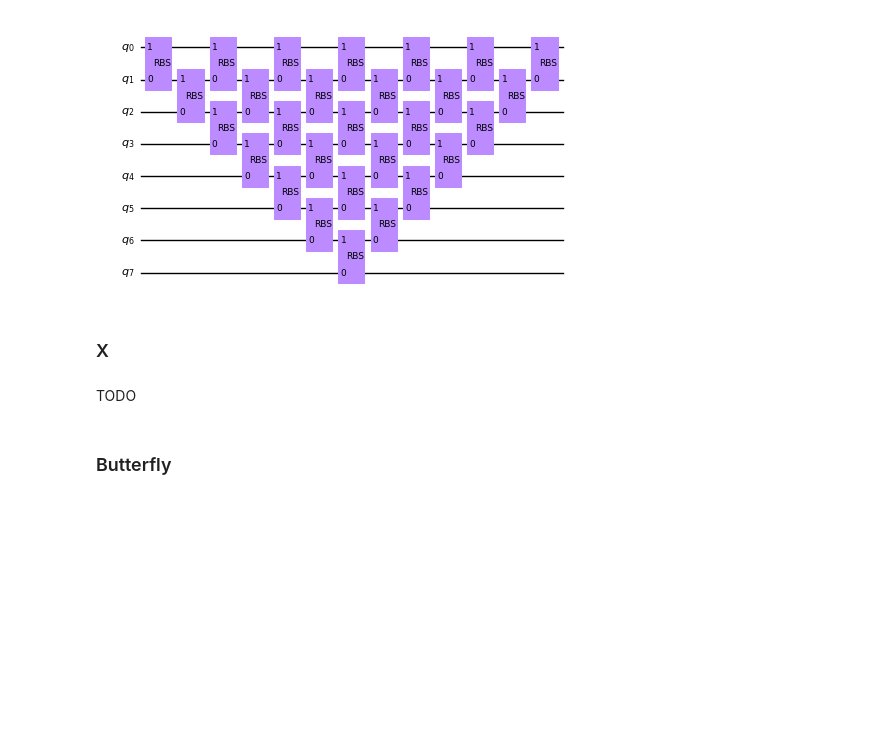
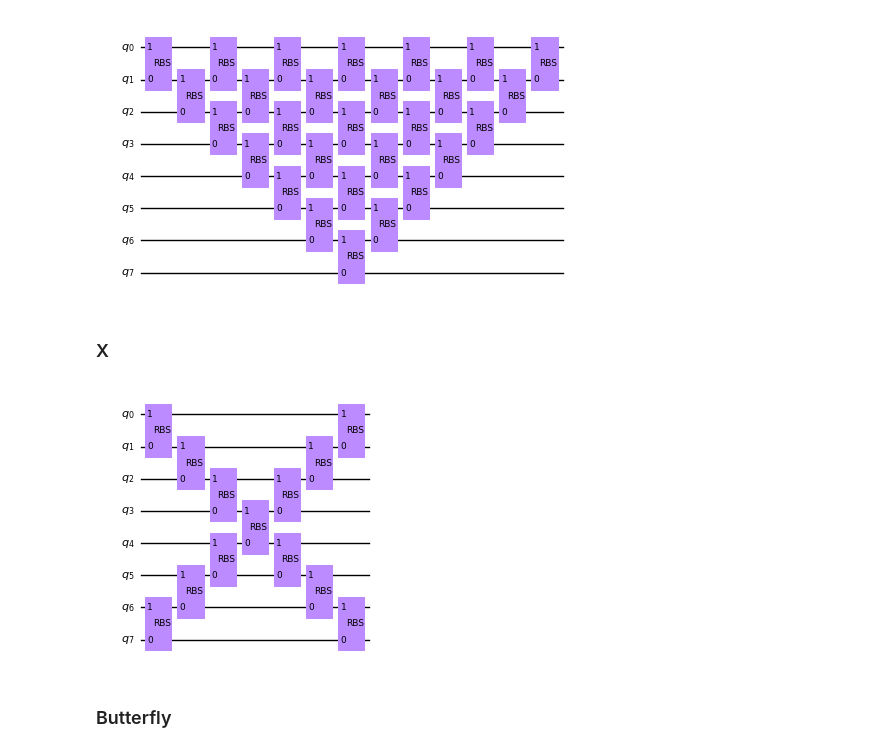
Before and after one commit to salcc/QuantumTransformers, a Jupyter notebook: notebooks/quantum/quantum.ipynb, the cells around one changed output. Saved outputs shown, nothing was run; the diff lists cells and outputs as text; code cells hidden in the pictures; blank space fills up the shorter version.

Commit message:
Implement X circuit

```diff
--- a/notebooks/quantum/quantum.ipynb
+++ b/notebooks/quantum/quantum.ipynb
@@ -328,8 +328,22 @@ c.draw(output='mpl')
 [figure]
 # %% [markdown]
 ### X
-# %% [markdown]
-TODO
+# %%
+def x_circuit(c: tc.Circuit, q: Sequence[int], t: Array):
+    k = 0
+    for i in range(1, len(q)):
+        c.rbs(q[i-1], q[i], theta=t[k])
+        if q[i-1] == q[-i-1] and q[i] == q[-i]:
+            continue
+        c.rbs(q[-i-1], q[-i], theta=t[k])
+        k += 1
+    return c
+
+c = tc.Circuit(n)
+x_circuit(c, range(n), jnp.empty(2*n-3))
+c.draw(output='mpl')
+# %% [output]
+[figure, added]
 # %% [markdown]
 ### Butterfly
 # %% [markdown]
```
Also changed, not shown: parts of 1 cell of this notebook.
